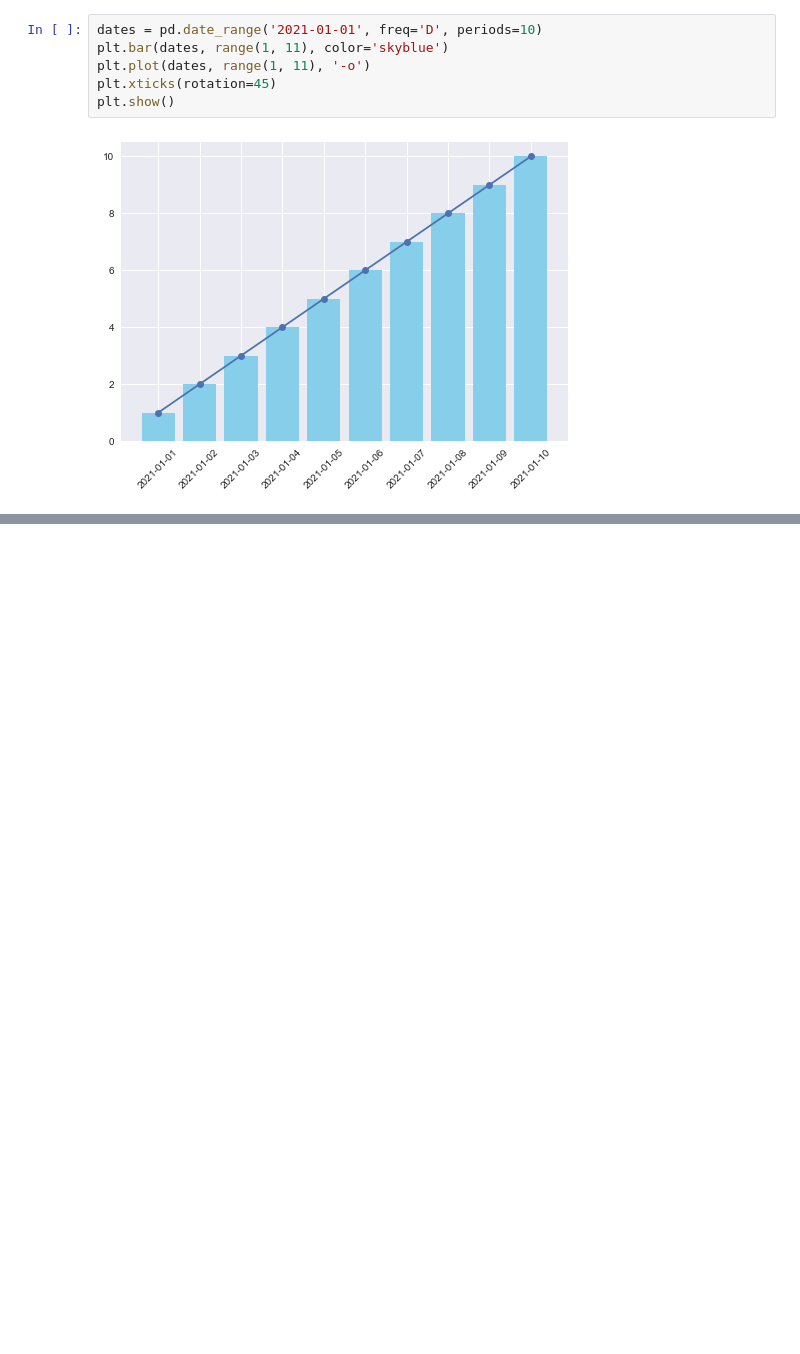
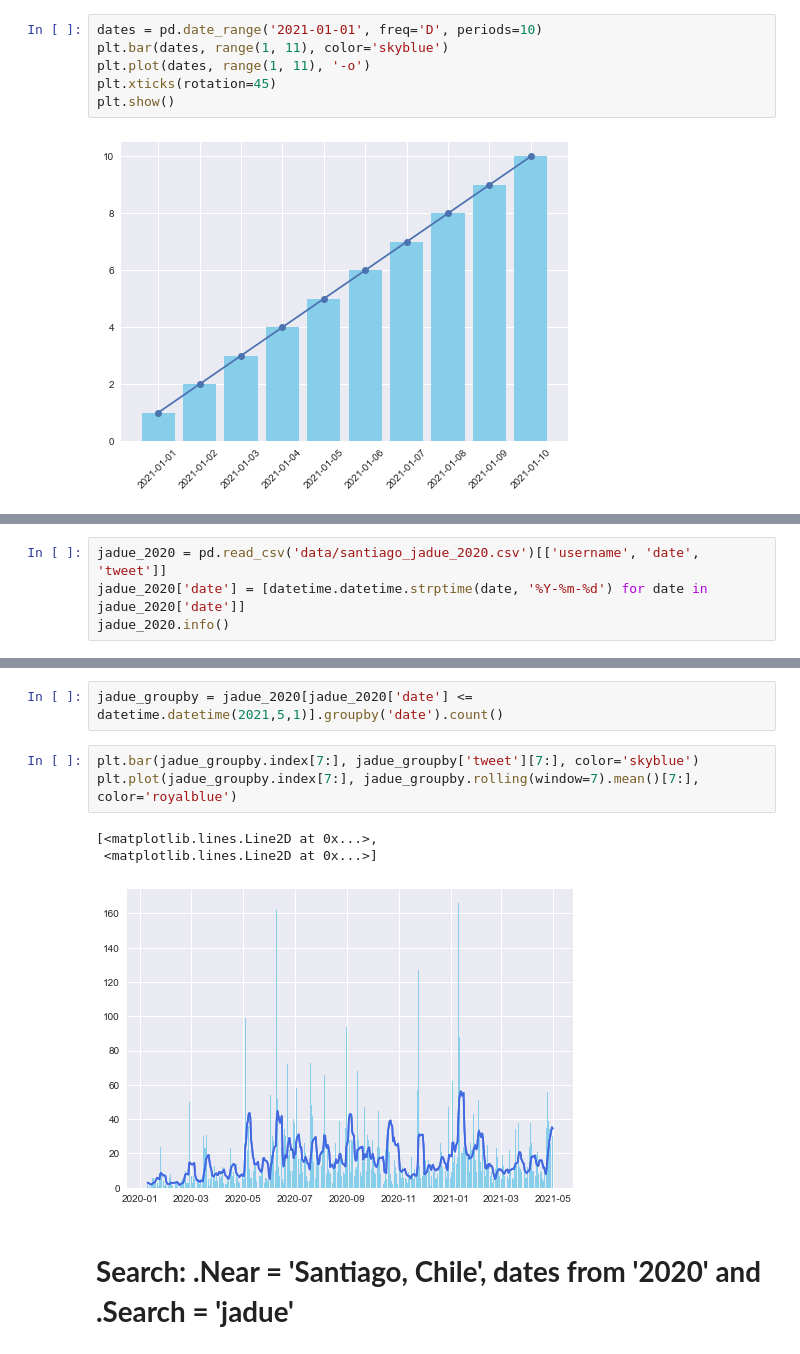
Before and after one commit to jignaciocastro8/data-project, a Jupyter notebook: tweets_data_review.ipynb, the cells around one changed output, grey strips where cells are left out. Saved outputs shown, nothing was run; the diff lists cells and outputs as text; blank space fills up the shorter version.

```diff
--- a/tweets_data_review.ipynb
+++ b/tweets_data_review.ipynb
@@ -245,0 +253,4 @@ plt.show()
+# %%
+jadue_2020 = pd.read_csv('data/santiago_jadue_2020.csv')[['username', 'date', 'tweet']]
+jadue_2020['date'] = [datetime.datetime.strptime(date, '%Y-%m-%d') for date in jadue_2020['date']]
+jadue_2020.info()
@@ -245,0 +268,11 @@ plt.show()
+# %%
+jadue_groupby = jadue_2020[jadue_2020['date'] <= datetime.datetime(2021,5,1)].groupby('date').count()
+# %%
+plt.bar(jadue_groupby.index[7:], jadue_groupby['tweet'][7:], color='skyblue')
+plt.plot(jadue_groupby.index[7:], jadue_groupby.rolling(window=7).mean()[7:], color='royalblue')
+# %% [output]
+[<matplotlib.lines.Line2D at 0x...>,
+ <matplotlib.lines.Line2D at 0x...>]
+[figure, added]
+# %% [markdown]
+# **Search: .Near = 'Santiago, Chile', dates from '2020' and .Search = 'jadue'**
```
Also changed, not shown: parts of 13 cells of this notebook, 13 other files.
